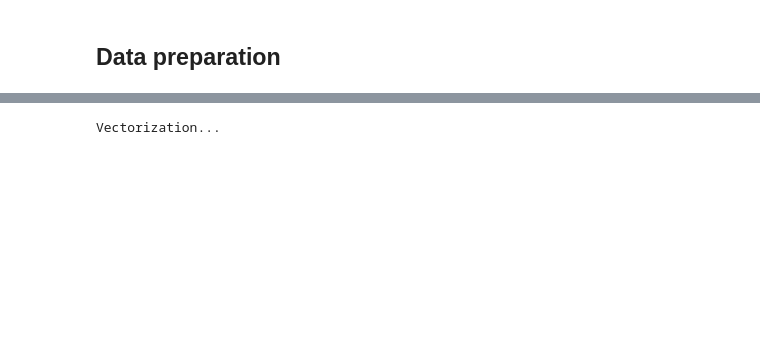
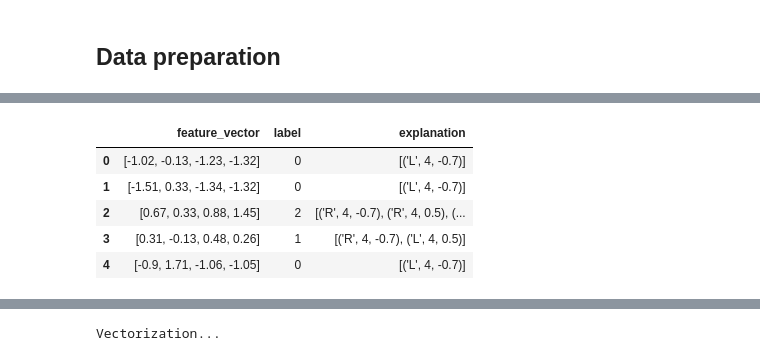
Before and after one commit to mlsquare/cook-imly, a Jupyter notebook: Notebooks/explain_multi_io.ipynb, the cells around one changed output, grey strips where cells are left out. Saved outputs shown, nothing was run; the diff lists cells and outputs as text; code cells hidden in the pictures; blank space fills up the shorter version.

```diff
--- a/Notebooks/explain_multi_io.ipynb
+++ b/Notebooks/explain_multi_io.ipynb
@@ -139,0 +188,9 @@ df.head()
+# %%
+test_df.head()
+# %% [output]
+|  | feature_vector | label | explanation |
+| 0 | [-1.02, -0.13, -1.23, -1.32] | 0 | [('L', 4, -0.7)] |
+| 1 | [-1.51, 0.33, -1.34, -1.32] | 0 | [('L', 4, -0.7)] |
+| 2 | [0.67, 0.33, 0.88, 1.45] | 2 | [('R', 4, -0.7), ('R', 4, 0.5), (... |
+| 3 | [0.31, -0.13, 0.48, 0.26] | 1 | [('R', 4, -0.7), ('L', 4, 0.5)] |
+| 4 | [-0.9, 1.71, -1.06, -1.05] | 0 | [('L', 4, -0.7)] |
```
Also changed, not shown: parts of 45 cells of this notebook, 16 other files.
